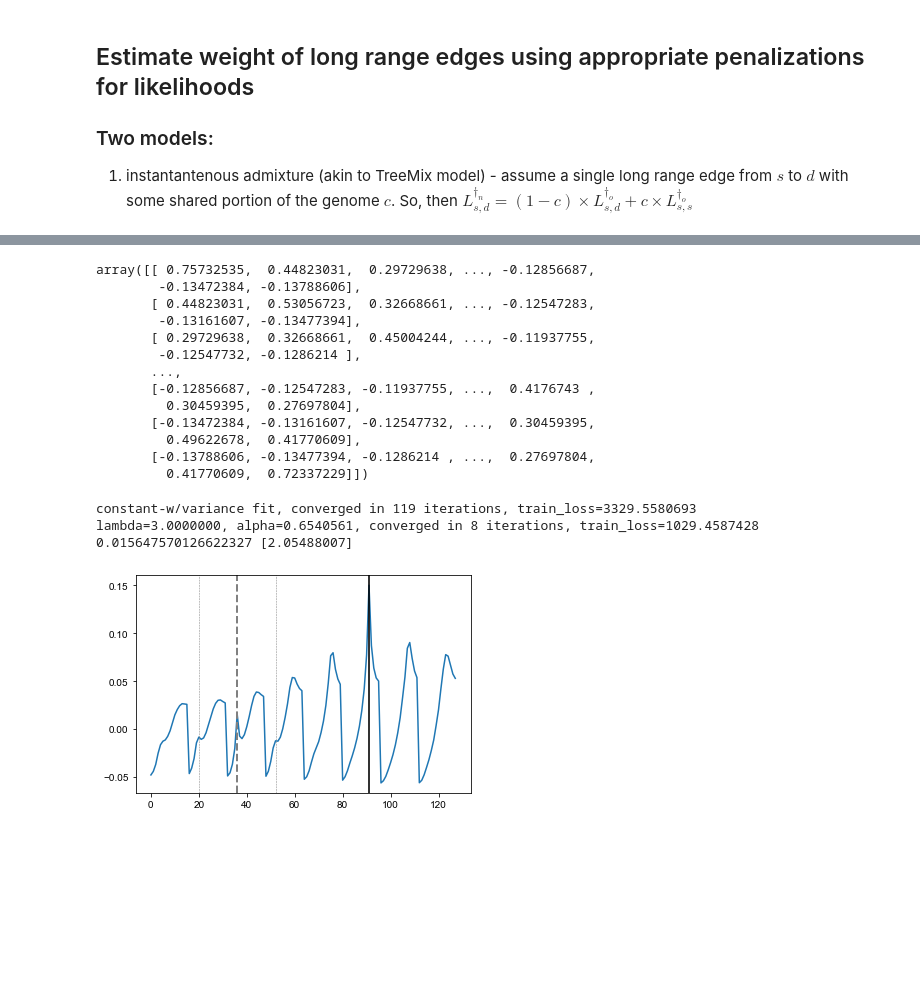
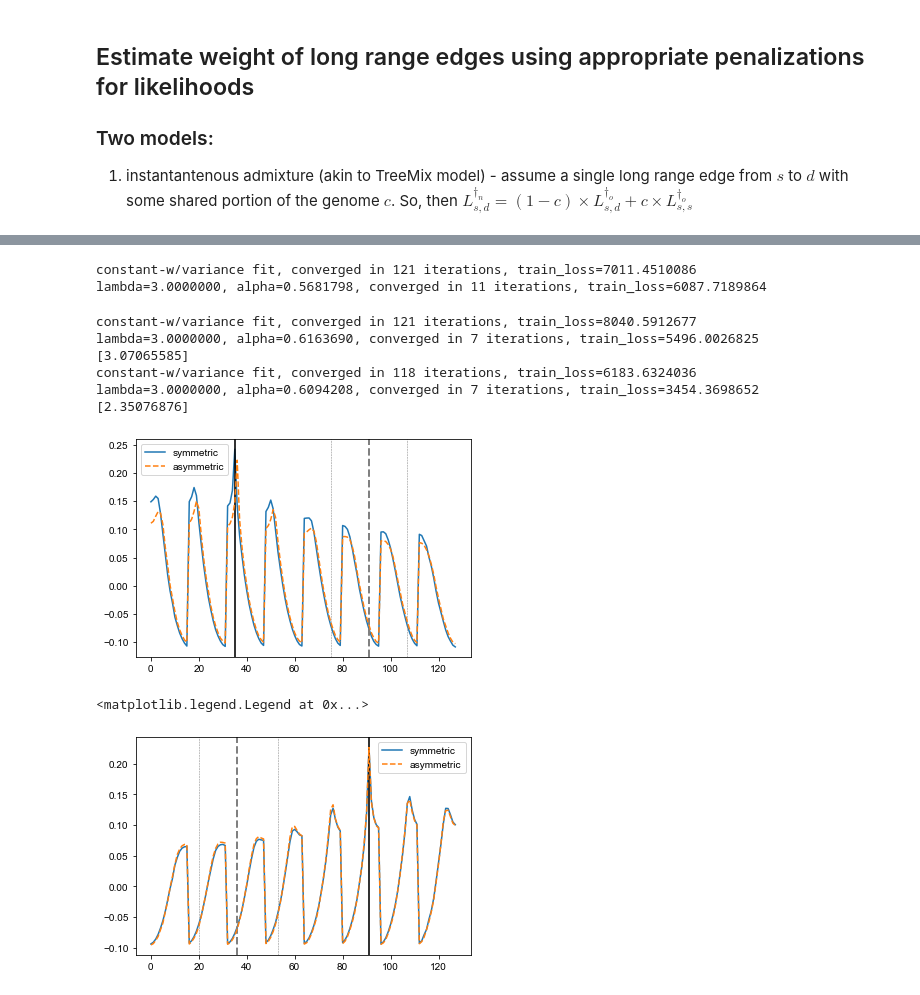
Before and after one commit to NovembreLab/feems, a Jupyter notebook: docs/notebooks/est-long-range.ipynb, the cells around one changed output, grey strips where cells are left out. Cells and saved outputs as stored; diff of their text form; code cells hidden in the pictures; blank space fills up the shorter version.

Commit message:
code to figure out relationship bw Tab and Ldag

```diff
--- a/docs/notebooks/est-long-range.ipynb
+++ b/docs/notebooks/est-long-range.ipynb
@@ -37,10 +37,15 @@ from feems.objective import comp_mats
 from feems.cross_validation import run_cv
 from feems.helper_funcs import * #plot_default_vs_long_range, comp_genetic_vs_fitted_distance, plot_estimated_vs_simulated_edges
 
+# popgen
+import msprime
+import tskit
+import allel
 
 # change matplotlib fonts
 plt.rcParams["font.family"] = "Arial"
 plt.rcParams["font.sans-serif"] = "Arial"
+plt.rcParams['axes.axisbelow'] = True
 # %%
 n_rows, n_columns = 8, 16
 graph_def, _, _, edge_def = setup_graph(n_rows=n_rows, n_columns=n_columns, corridor_w=1.0, barrier_w=1.0, barrier_prob=1.0, corridor_left_prob=1., corridor_right_prob=1., barrier_startpt=0.5, barrier_endpt=6.5)
@@ -59,23 +89,12 @@ Simulating ~SNP 450
 # %%
 ## fit_cov = obj.Linv_block['oo'] - 1/d + sp_graph.q_inv_diag.toarray()
-# sp_Graph_def_jt = Joint_SpatialGraph(gen_test_1e, coord, grid, edge_def)
-# sp_Graph_def_jt.fit(lamb=30., optimize_q='n-dim')
-# obj_jt = Joint_Objective(sp_Graph_def_jt); obj_jt.inv(); obj_jt.inv(reg=False)
-obj_jt.Linv_block["oo"]
+sp_Graph_def_jt = Joint_SpatialGraph(gen_test_1e, coord, grid, edge_def)
+sp_Graph_def_jt.fit(lamb=3., optimize_q='n-dim')
+obj_jt = Joint_Objective(sp_Graph_def_jt); obj_jt.inv(); obj_jt.grad(reg=False)
+# obj_jt.Linv_block["oo"]
 # %% [output]
-array([[ 0.75732535,  0.44823031,  0.29729638, ..., -0.12856687,
-        -0.13472384, -0.13788606],
-       [ 0.44823031,  0.53056723,  0.32668661, ..., -0.12547283,
-        -0.13161607, -0.13477394],
-       [ 0.29729638,  0.32668661,  0.45004244, ..., -0.11937755,
-        -0.12547732, -0.1286214 ],
-       ...,
-       [-0.12856687, -0.12547283, -0.11937755, ...,  0.4176743 ,
-         0.30459395,  0.27697804],
-       [-0.13472384, -0.13161607, -0.12547732, ...,  0.30459395,
-         0.49622678,  0.41770609],
-       [-0.13788606, -0.13477394, -0.1286214 , ...,  0.27697804,
-         0.41770609,  0.72337229]])
+constant-w/variance fit, converged in 121 iterations, train_loss=7011.4510086
+lambda=3.0000000, alpha=0.5681798, converged in 11 iterations, train_loss=6087.7189864
 # %%
 def get_best_lre(sp_graph_lr, gen_test, coord, grid, edge_def, k=5, nfolds=None, lamb_cv=3., top=20):
     sp_graph_lr.fit(lamb=lamb_cv, optimize_q='n-dim', lamb_q=1., alpha_q=1./np.mean(sp_graph_lr.s2))
@@ -108,29 +127,42 @@ def get_best_lre(sp_graph_lr, gen_test, coord, grid, edge_def, k=5, nfolds=None,
 
     return ll_edges, top_edges
 # %%
-# comp_genetic_vs_fitted_distance(sp_Graph_def_jt, n_lre=10, lamb=3., plotFig=False, joint=True)
-# get_best_lre(sp_Graph_def_jt,gen_test_1e,coord,grid,edge_def,top=10,k=2) -> (36,91) found as TRUE EDGE!
-# edges_lr = deepcopy(edge_def)
-# edges_lr = edges_lr.tolist()
-# edges_lr.append(list(x+1 for x in (36,91)))
+# comp_genetic_vs_fitted_distance(sp_Graph_sym, n_lre=10, lamb=3., plotFig=False, joint=True)
+# get_best_lre(sp_Graph_sym,gen_test_1e_asym,coord,grid,edge_def,top=10,k=2) #-> (36,91) found as TRUE EDGE!
+edges_lr = deepcopy(edge_def)
+edges_lr = edges_lr.tolist()
+edges_lr.append(list(x+1 for x in (36,91)))
 sp_graph_lr = Joint_SpatialGraph(gen_test_1e, coord, grid, np.array(edges_lr), long_range_edges=[(36,91)])
-sp_graph_lr.fit(lamb=3.,optimize_q='n-dim',lamb_q=1.,alpha_q=1.)
-obj_lr = Joint_Objective(sp_graph_lr); obj_lr.inv(); obj_lr.grad(reg=False)
+sp_graph_lr.fit(lamb=3.,optimize_q='n-dim')
+print(sp_graph_lr.w[sp_graph_lr.lre_idx])
+sp_graph_lr = Joint_SpatialGraph(gen_test_1e_asym, coord, grid, np.array(edges_lr), long_range_edges=[(36,91)])
+sp_graph_lr.fit(lamb=3.,optimize_q='n-dim')
+print(sp_graph_lr.w[sp_graph_lr.lre_idx])
+# obj_lr = Joint_Objective(sp_graph_lr); obj_lr.inv(); obj_lr.grad(reg=False)
 ## under different values of c (no c: 0.0155325646206505, c=1: 0.015532564620648085, c=0.9: 0.038757811606089126, c=0.5: 0.13466990207650034, c=0.1: 0.229581157859927, c=0: 0.25213769340591785)
-print(obj_lr.Linv_block["oo"][36,91], sp_graph_lr.w[sp_graph_lr.lre_idx])
+# print(obj_lr.Linv_block["oo"][18,70], sp_graph_lr.w[sp_graph_lr.lre_idx])
 # %% [output]
-constant-w/variance fit, converged in 119 iterations, train_loss=3329.5580693
-lambda=3.0000000, alpha=0.6540561, converged in 8 iterations, train_loss=1029.4587428
-0.015647570126622327 [2.05488007]
+constant-w/variance fit, converged in 121 iterations, train_loss=8040.5912677
+lambda=3.0000000, alpha=0.6163690, converged in 7 iterations, train_loss=5496.0026825
+[3.07065585]
+constant-w/variance fit, converged in 118 iterations, train_loss=6183.6324036
+lambda=3.0000000, alpha=0.6094208, converged in 7 iterations, train_loss=3454.3698652
+[2.35076876]
 # %%
 ## given we know the edge, can we estimate the correct edge weight?
-# obj_lr.Linv_block["oo"][obj_lr.sp_graph.lre[0][0],obj_lr.sp_graph.lre[0][1]], obj_lr.Linv_block["oo"][obj_lr.sp_graph.lre[0][0],obj_lr.sp_graph.lre[0][0]], obj_lr.Linv_block["oo"][obj_lr.sp_graph.lre[0][1],obj_lr.sp_graph.lre[0][0]]
+# obj_lr.Linv_block["oo"][obj_lr.sp_graph.lre[0][0],obj_lr.sp_graph.lre[0][1]], obj_lr.Linv_block["oo"][obj_lr.sp_graph.lre[0][0],obj_lr.sp_graph.lre[0][0]], obj_lr.Linv_block["oo"][obj_lr.sp_graph.lre[0][1],obj_lr.sp_graph.lre[0][1]]
 # plt.hist(np.diag(obj_lr.Linv_block["oo"]),20); plt.axvline(obj_lr.Linv_block["oo"][obj_lr.sp_graph.lre[0][0],obj_lr.sp_graph.lre[0][0]],ls='--',color='k')
-plt.plot(obj_lr.Linv_block["oo"][36,:]); plt.axvline(36,color='k',linewidth=2,alpha=0.8); plt.axvline(91,ls='--',color='grey',linewidth=2); plt.axvline(75,ls='--',color='grey',linewidth=0.5);plt.axvline(107,ls='--',color='grey',linewidth=0.5);
+# plt.plot(obj_sym.Linv_block["oo"][36,:],label='symmetric'); plt.axvline(36,color='k',linewidth=2,alpha=0.8); plt.axvline(91,ls='--',color='grey',linewidth=2); plt.axvline(75,ls='--',color='grey',linewidth=0.5);plt.axvline(107,ls='--',color='grey',linewidth=0.5);
+# plt.plot(obj_asym.Linv_block["oo"][36,:],label='asymmetric',ls='--'); plt.legend(); plt.show()
+
+# plt.plot(obj_sym.Linv_block["oo"][91,:],label='symmetric'); plt.axvline(91,color='k',linewidth=2,alpha=0.8); plt.axvline(36,ls='--',color='grey',linewidth=2); plt.axvline(20,ls='--',color='grey',linewidth=0.5);plt.axvline(53,ls='--',color='grey',linewidth=0.5);
+# plt.plot(obj_asym.Linv_block["oo"][91,:],label='asymmetric',ls='--'); plt.legend()
 # plt.plot(obj_lr.Linv_block["oo"][41,:]); plt.axvline(41,color='k',alpha=0.8);
 # plt.imshow(obj_lr.Linv_block["oo"])
 # fit_cov, _, emp_cov = comp_mats(obj_lr)
 # plt.imshow(emp_cov-obj_lr.Linv_block["oo"])
 # %% [output]
-[figure, old version]
+[figure, new version]
+<matplotlib.legend.Legend at 0x...>
+[figure, added]
 # %%
```
Also changed, not shown: parts of 41 cells of this notebook, 2 other files.
